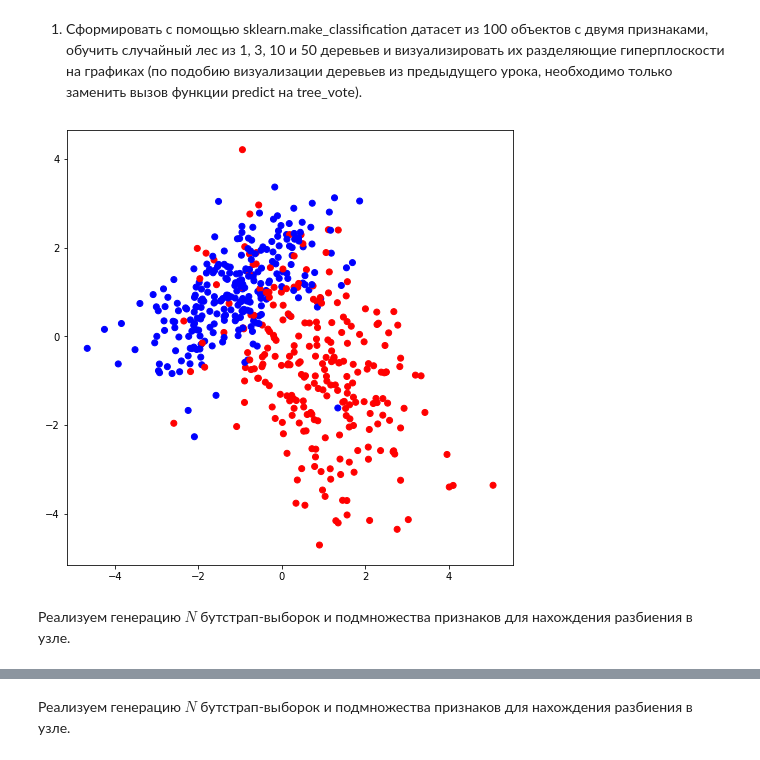
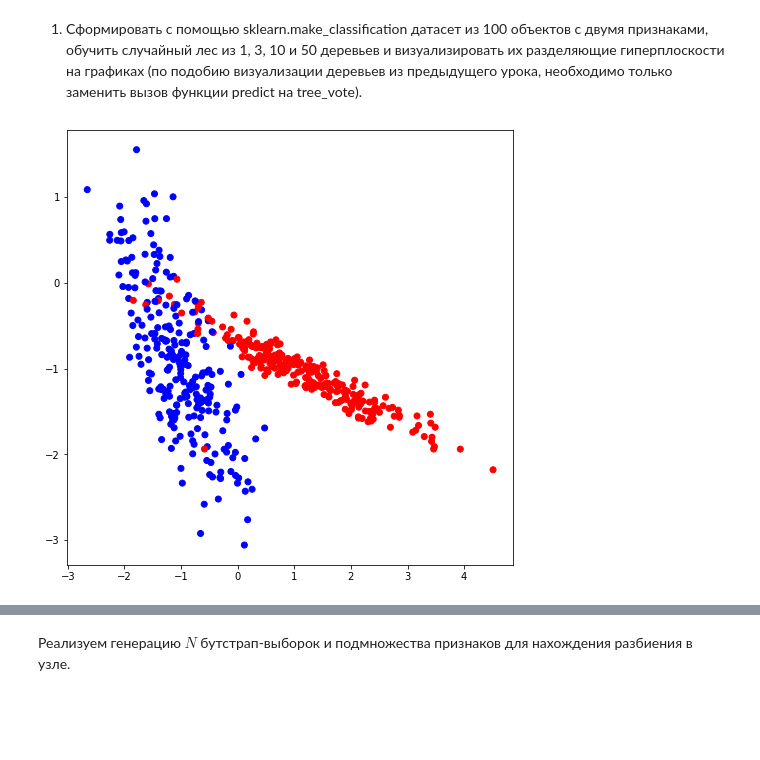
Before and after one commit to AndreiBazhenau/gb, a Jupyter notebook: algorithms_analysis/hw_5.ipynb, the cells around one changed output, grey strips where cells are left out. Cells and saved outputs as stored; diff of their text form; code cells hidden in the pictures; blank space fills up the shorter version.

```diff
--- a/algorithms_analysis/hw_5.ipynb
+++ b/algorithms_analysis/hw_5.ipynb
@@ -11,18 +11,17 @@ import numpy as np
 # %%
 # сгенерируем данные, представляющие собой 500 объектов с 5-ю признаками
 classification_data, classification_labels = make_classification(n_samples=500,
-                                                                 n_features=5, n_informative=5,
+                                                                 n_features=2, n_informative=2,
                                                                  n_classes=2, n_redundant=0,
                                                                  n_clusters_per_class=1, random_state=23)
 # %%
 # визуализируем сгенерированные данные
 
 colors = ListedColormap(['red', 'blue'])
 light_colors = ListedColormap(['lightcoral', 'lightblue'])
 
 plt.figure(figsize=(8,8))
-plt.scatter(classification_data[:, 0], classification_data[:, 1], c=classification_labels, cmap=colors);
+plt.scatter(classification_data[:, 0], classification_data[:, 1],
+              c=classification_labels, cmap=colors);
 # %% [output]
-[figure, old version]
+[figure, new version]
-# %% [markdown]
-Реализуем генерацию $N$ бутстрап-выборок и подмножества признаков для нахождения разбиения в узле.
```
Also changed, not shown: parts of 76 cells of this notebook, 1 other file.
